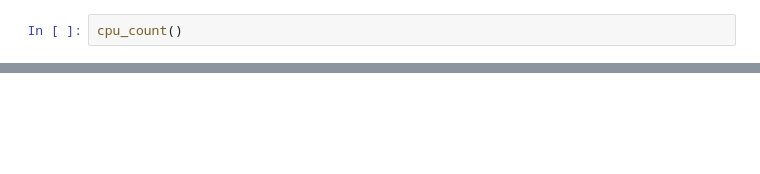
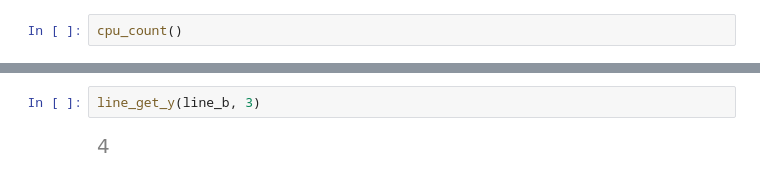
Before and after one commit to geometor/explorer-notebooks, a Jupyter notebook: pappus_2.ipynb, the cells around one changed output, grey strips where cells are left out. Drawn from its saved outputs; the diff is of its cells as text; blank space fills up the shorter version.

```diff
--- a/pappus_2.ipynb
+++ b/pappus_2.ipynb
@@ -223,0 +178,4 @@ cpu_count()
+# %%
+line_get_y(line_b, 3)
+# %% [output]
+[figure, added]
```
Also changed, not shown: parts of 12 cells of this notebook, 2 other files.
